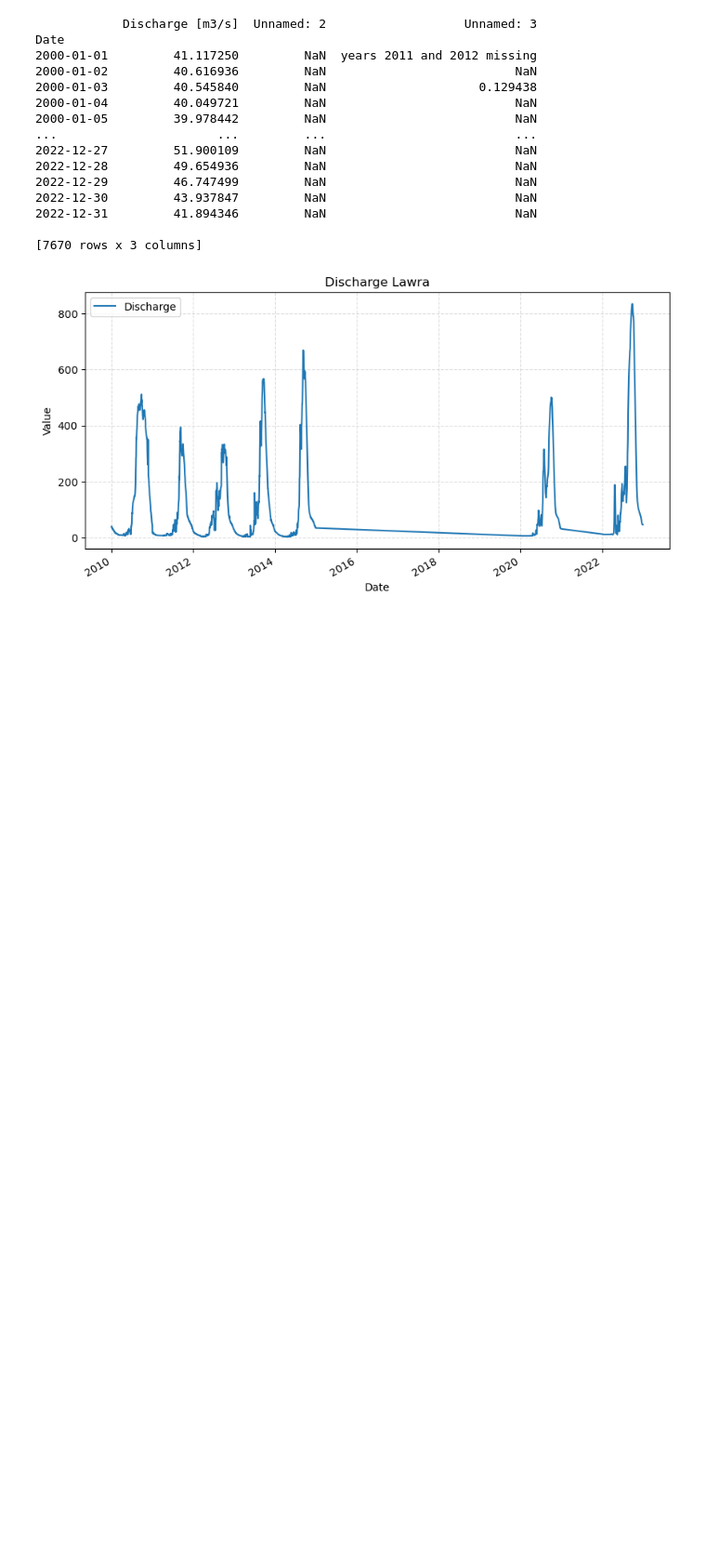
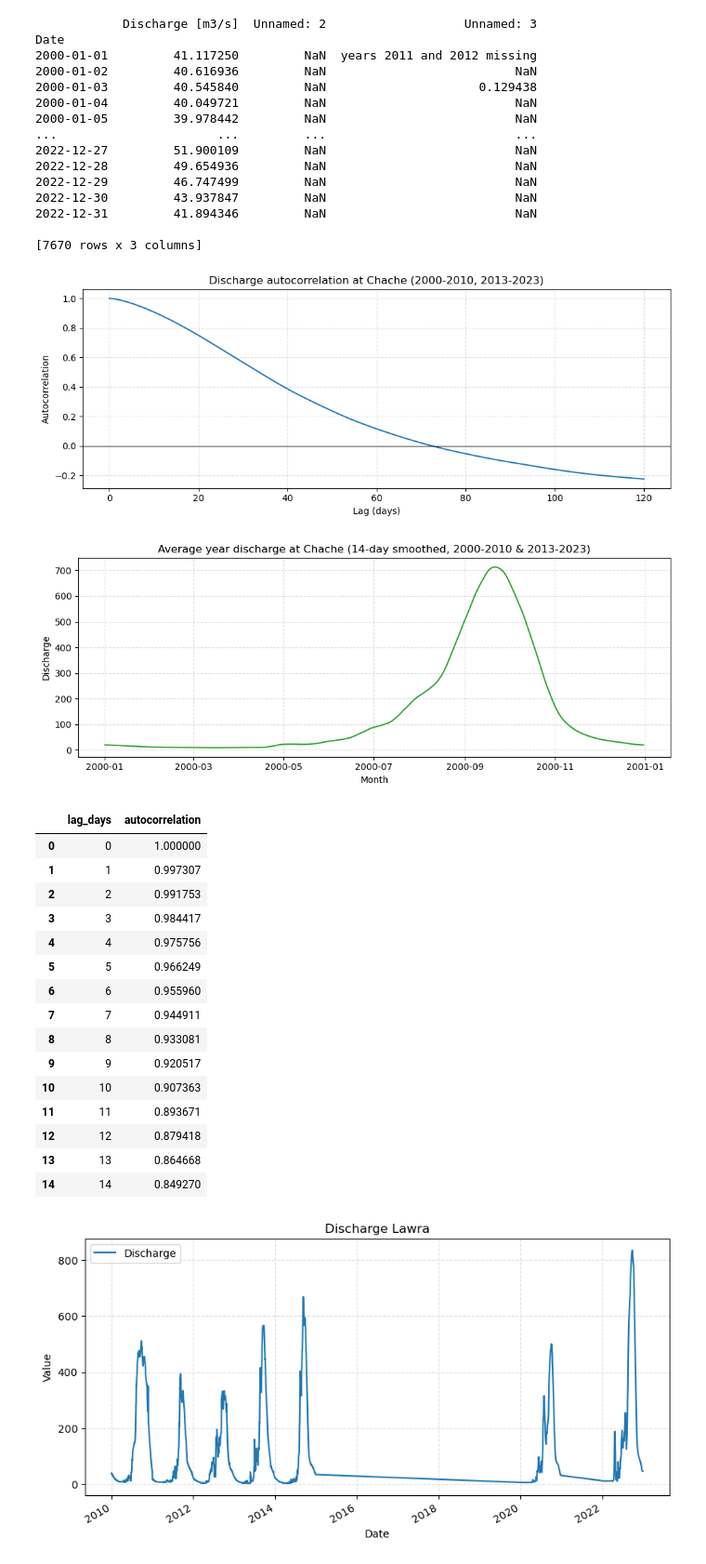
Before and after one commit to flavgiannini/Thesis, a Jupyter notebook: Analysis_data.ipynb, the cells around one changed output. Shown at 93% size. Drawn from its saved outputs; the diff is of its cells as text; code cells hidden in the pictures; blank space fills up the shorter version.

```diff
--- a/Analysis_data.ipynb
+++ b/Analysis_data.ipynb
@@ -36,6 +36,70 @@ Date
 2022-12-31         41.894346         NaN                          NaN
 
 [7670 rows x 3 columns]
+# %%
+# Discharge autocorrelation and average-year analysis (Chache, excluding 2011-2012)
+q_col = Data_Chance.select_dtypes(include=[np.number]).columns[0]
+q_series = pd.to_numeric(Data_Chance[q_col], errors="coerce").dropna().sort_index()
+
+# Keep only valid years
+valid_years = list(range(2000, 2011)) + list(range(2013, 2024))
+q_series = q_series[q_series.index.year.isin(valid_years)]
+
+# 1) Autocorrelation function up to 120-day lag
+max_lag_days = 120
+lags = np.arange(0, max_lag_days + 1)
+acf_values = [q_series.autocorr(lag=int(lag)) for lag in lags]
+acf_df = pd.DataFrame({"lag_days": lags, "autocorrelation": acf_values})
+
+plt.figure(figsize=(10, 4))
+plt.plot(acf_df["lag_days"], acf_df["autocorrelation"], color="tab:blue")
+plt.axhline(0, color="black", linewidth=0.8)
+plt.xlabel("Lag (days)")
+plt.ylabel("Autocorrelation")
+plt.title("Discharge autocorrelation at Chache (2000-2010, 2013-2023)")
+plt.grid(True, linestyle="--", alpha=0.4)
+plt.tight_layout()
+plt.show()
+
+# 2) Average year of discharge (daily climatology)
+daily_climatology_q = q_series.groupby([q_series.index.month, q_series.index.day]).mean()
+daily_climatology_q.index = pd.to_datetime(
+    [f"2000-{month:02d}-{day:02d}" for month, day in daily_climatology_q.index]
+ )
+daily_climatology_q = daily_climatology_q.sort_index()
+
+# Optional smoothing for readability
+daily_climatology_q_smoothed = daily_climatology_q.rolling(window=14, center=True, min_periods=1).mean()
+
+plt.figure(figsize=(10, 4))
+plt.plot(daily_climatology_q_smoothed.index, daily_climatology_q_smoothed.values, color="tab:green")
+plt.xlabel("Month")
+plt.ylabel("Discharge")
+plt.title("Average year discharge at Chache (14-day smoothed, 2000-2010 & 2013-2023)")
+plt.grid(True, linestyle="--", alpha=0.4)
+plt.tight_layout()
+plt.show()
+
+acf_df.head(15)
+# %% [output]
+[figure, added]
+[figure, added]
+|  | lag_days | autocorrelation |
+| 0 | 0 | 1.000000 |
+| 1 | 1 | 0.997307 |
+| 2 | 2 | 0.991753 |
+| 3 | 3 | 0.984417 |
+| 4 | 4 | 0.975756 |
+| 5 | 5 | 0.966249 |
+| 6 | 6 | 0.955960 |
+| 7 | 7 | 0.944911 |
+| 8 | 8 | 0.933081 |
+| 9 | 9 | 0.920517 |
+| 10 | 10 | 0.907363 |
+| 11 | 11 | 0.893671 |
+| 12 | 12 | 0.879418 |
+| 13 | 13 | 0.864668 |
+| 14 | 14 | 0.849270 |
 # %%
 file_path = "C:/Users/flavi/OneDrive - Delft University of Technology/code_giannini_thesis/Thesis/All data1.xlsx"
 Data_Lawra = pd.read_excel(file_path, sheet_name="Discharge Lawra", parse_dates=["Date"])
```
Also changed, not shown: parts of 6 cells of this notebook, 1 other file.
